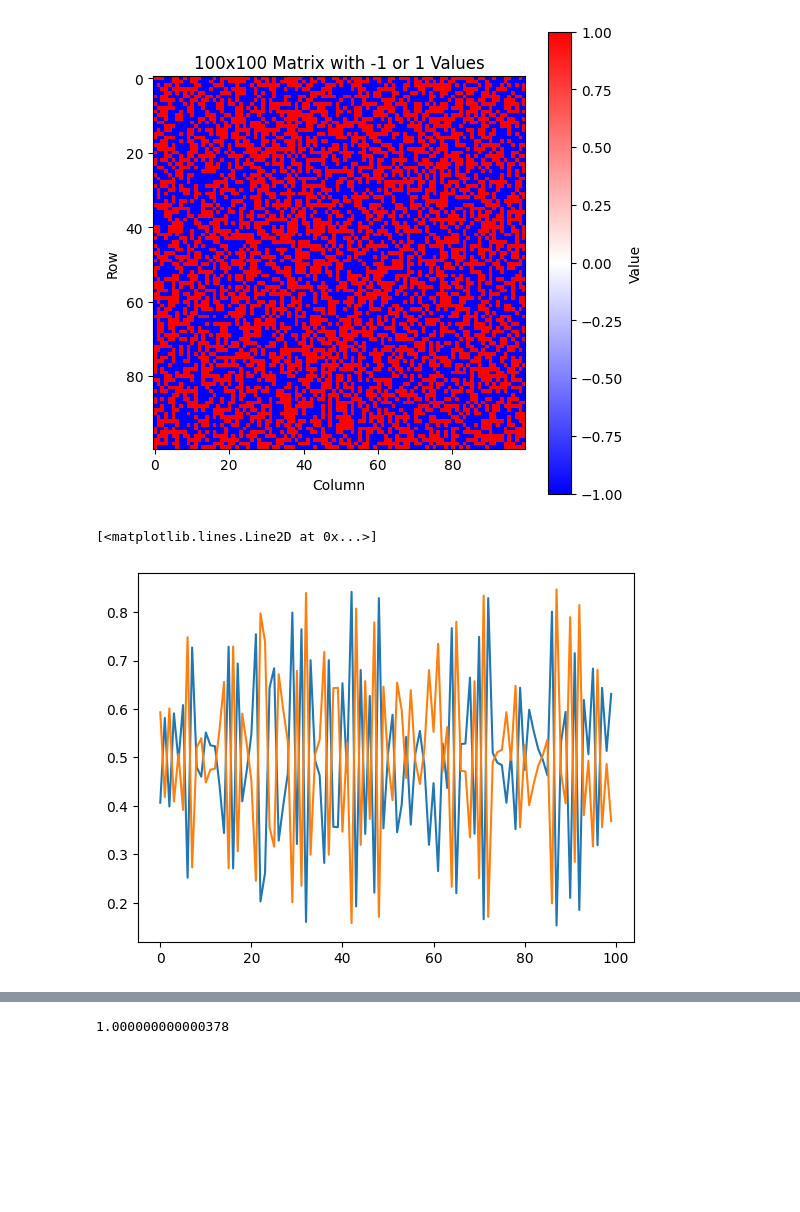
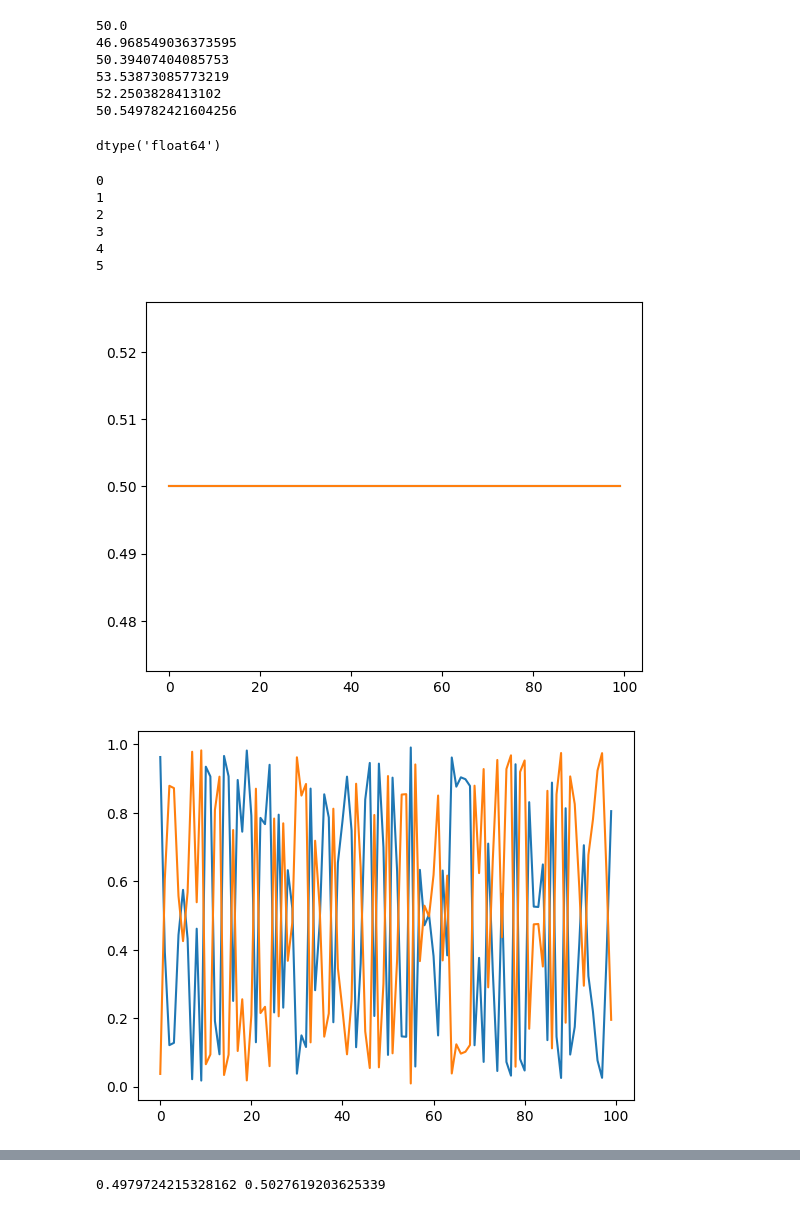
Before and after one commit to yamashun99/auxiliary_field_qmc, a Jupyter notebook: auxiliary_field_qmc.ipynb, the cells around one changed output, grey strips where cells are left out. Drawn from its saved outputs; the diff is of its cells as text; code cells hidden in the pictures; blank space fills up the shorter version.

```diff
--- a/auxiliary_field_qmc.ipynb
+++ b/auxiliary_field_qmc.ipynb
@@ -12,11 +12,11 @@ importlib.reload(afqmc)
 from afqmc import *
 # %%
 # 使用例
-U = 1
+U = 4
 mu = U / 2
-L = 100
-N = 100
-dimension = 1
+L = 50
+N = 10
+dimension = 2
 size = N**dimension
 # s = -np.ones((L, size))
 # sはL×Nの行列で、要素は1か-1
@@ -24,7 +24,7 @@ s = np.random.choice([-1, 1], size=(L, size))
 p = {
     "N": N,
     "L": L,
-    "beta": 5,
+    "beta": 3,
     "t": 1.0,
     "U": U,
     "mu": mu,
@@ -66,21 +69,0 @@ np.sum(afqmc.s)
-# %%
-import matplotlib.pyplot as plt
-
-# matplotlibのサブプロット機能を使用して、-1または1の乱数を含む5x5行列をプロット
-fig, ax = plt.subplots(figsize=(6, 6))
-
-# 行列のプロット
-cax = ax.imshow(afqmc.s, cmap="bwr", interpolation="none")
-
-# カラーバーの追加
-fig.colorbar(cax, ax=ax, label="Value")
-
-# タイトルと軸ラベルの設定
-ax.set_title(f"{N}x{N} Matrix with -1 or 1 Values")
-ax.set_xlabel("Column")
-ax.set_ylabel("Row")
-
-# プロットの表示
-plt.show()
-# %% [output]
-[figure, removed]
@@ -89,7 +70,32 @@ import matplotlib.pyplot as plt
+# %%
+for beta in range(6):
+    print(np.trace(afqmcs[beta].G_up[0]))
+# %%
+for beta in range(6):
+    print(np.trace(afqmcs[beta].G_up[0]))
+# %% [output]
+50.0
+46.968549036373595
+50.39407404085753
+53.53873085773219
+52.2503828413102
+50.549782421604256
+# %%
+afqmc.G_up[0].dtype
+# %% [output]
+dtype('float64')
 # %%
-fig, ax = plt.subplots()
-ax.plot(np.diag(afqmc.G_up[L // 2]))
-ax.plot(np.diag(afqmc.G_dn[L // 2]))
+for beta in range(6):
+    print(beta)
+    fig, ax = plt.subplots()
+    ax.plot(np.diag(afqmcs[beta].G_up[L // 2]))
+    ax.plot(np.diag(afqmcs[beta].G_dn[L // 2]))
 # %% [output]
-[<matplotlib.lines.Line2D at 0x...>]
+0
+1
+2
+3
+4
+5
-[figure, old version]
+[figure, new version]
+[figure, added]
@@ -96,4 +106,6 @@ ax.plot(np.diag(afqmc.G_dn[L // 2]))
 # %%
-(np.trace(afqmc.G_up[L // 2]) + np.trace(afqmc.G_dn[L // 2])) / size
+print(
+    np.trace(afqmc.G_up[L // 2]) / afqmc.size, np.trace(afqmc.G_dn[L // 2]) / afqmc.size
+)
 # %% [output]
-1.000000000000378
+0.4979724215328162 0.5027619203625339
```
Also changed, not shown: parts of 11 cells of this notebook, 1 other file.
